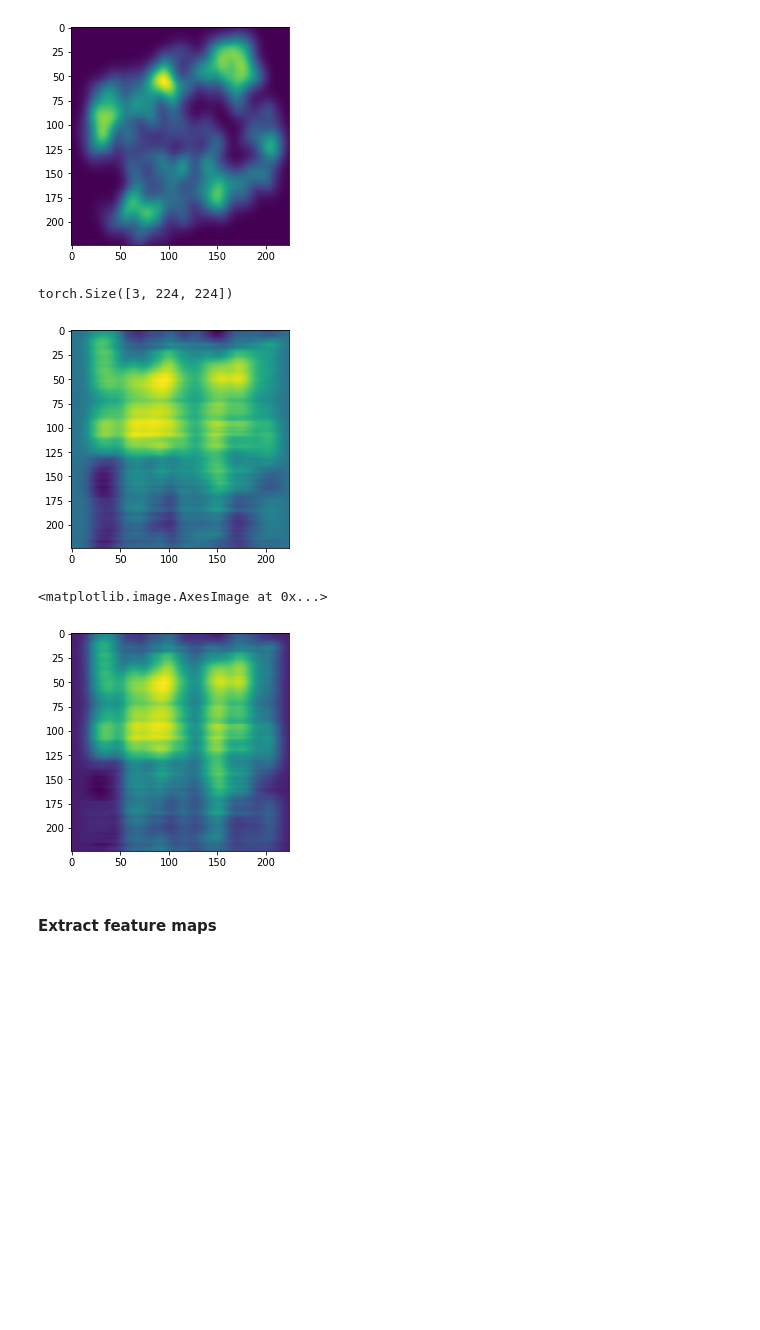
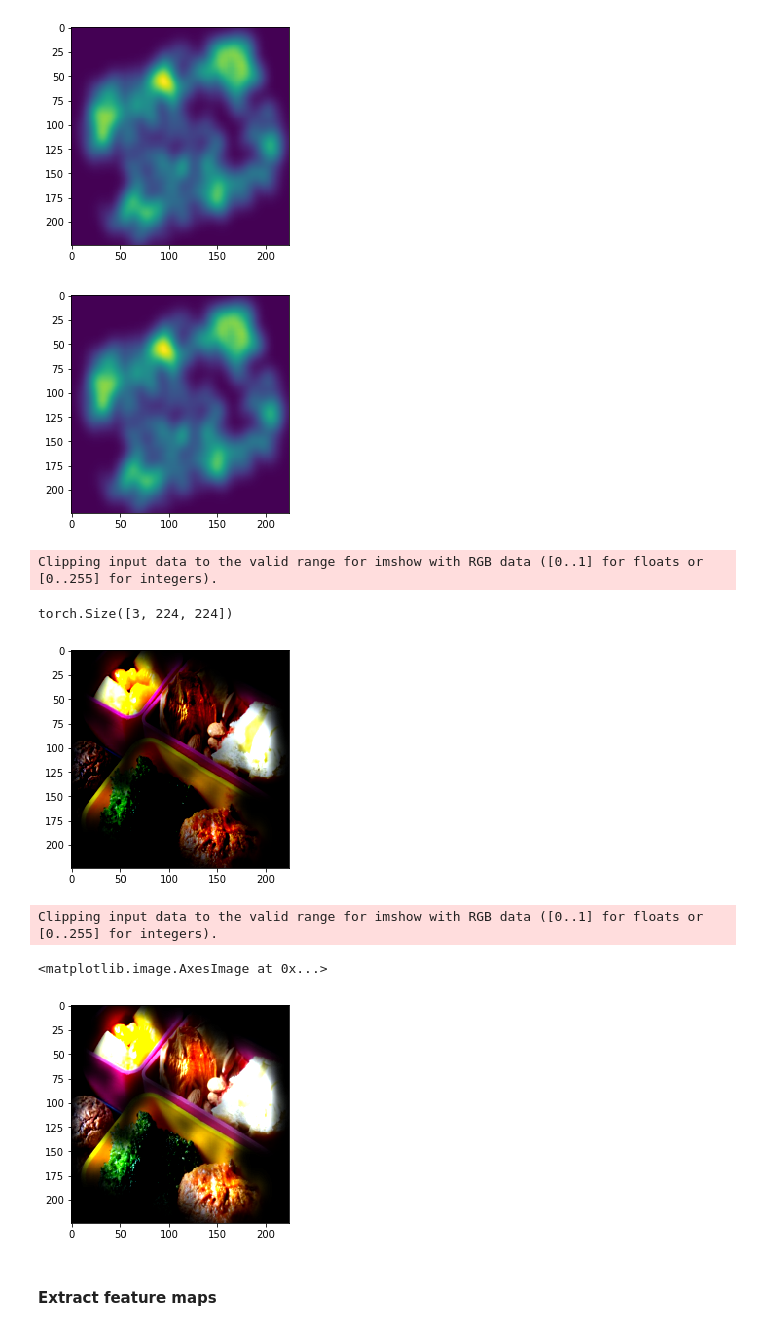
Before and after one commit to MariaPdg/hci-intermodal-reasoning, a Jupyter notebook: test_gaze.ipynb, the cells around one changed output. Saved outputs shown, nothing was run; the diff lists cells and outputs as text; code cells hidden in the pictures; blank space fills up the shorter version.

Commit message:
replace matmul by mul

```diff
--- a/test_gaze.ipynb
+++ b/test_gaze.ipynb
@@ -44,19 +46,25 @@ plt.show()
 torch.Size([224, 224])
 [figure]
 # %%
-result1 = torch.matmul(train_img[0],mask)
-result2 = torch.matmul(1 + train_img[0],mask)
+mask  = torch.from_numpy(np.fliplr(mask).copy())
+plt.imshow(np.fliplr(mask))
+plt.show()
+result1 = torch.mul(train_img[0],mask)
+result2 = torch.mul(1 + train_img[0],mask)
 
 print(result1.size())
 ## output for specific channel
-plt.imshow(result1.permute(1, 2, 0)[:,:,0])
+plt.imshow(result1.permute(1, 2, 0))
 plt.show()
-plt.imshow(result2.permute(1, 2, 0)[:,:,0])
+plt.imshow(result2.permute(1, 2, 0))
 # %% [output]
+[figure, new version]
-torch.Size([3, 224, 224])
+Clipping input data to the valid range for imshow with RGB data ([0..1] for floats or [0..255] for integers).
-[figure, old version]
-<matplotlib.image.AxesImage at 0x...>
+torch.Size([3, 224, 224])
-[figure, old version]
+[figure, new version]
+Clipping input data to the valid range for imshow with RGB data ([0..1] for floats or [0..255] for integers).
+<matplotlib.image.AxesImage at 0x...>
+[figure, added]
 # %% [markdown]
 #### Extract feature maps
 # %%
```
Also changed, not shown: parts of 14 cells of this notebook, 1 other file.
